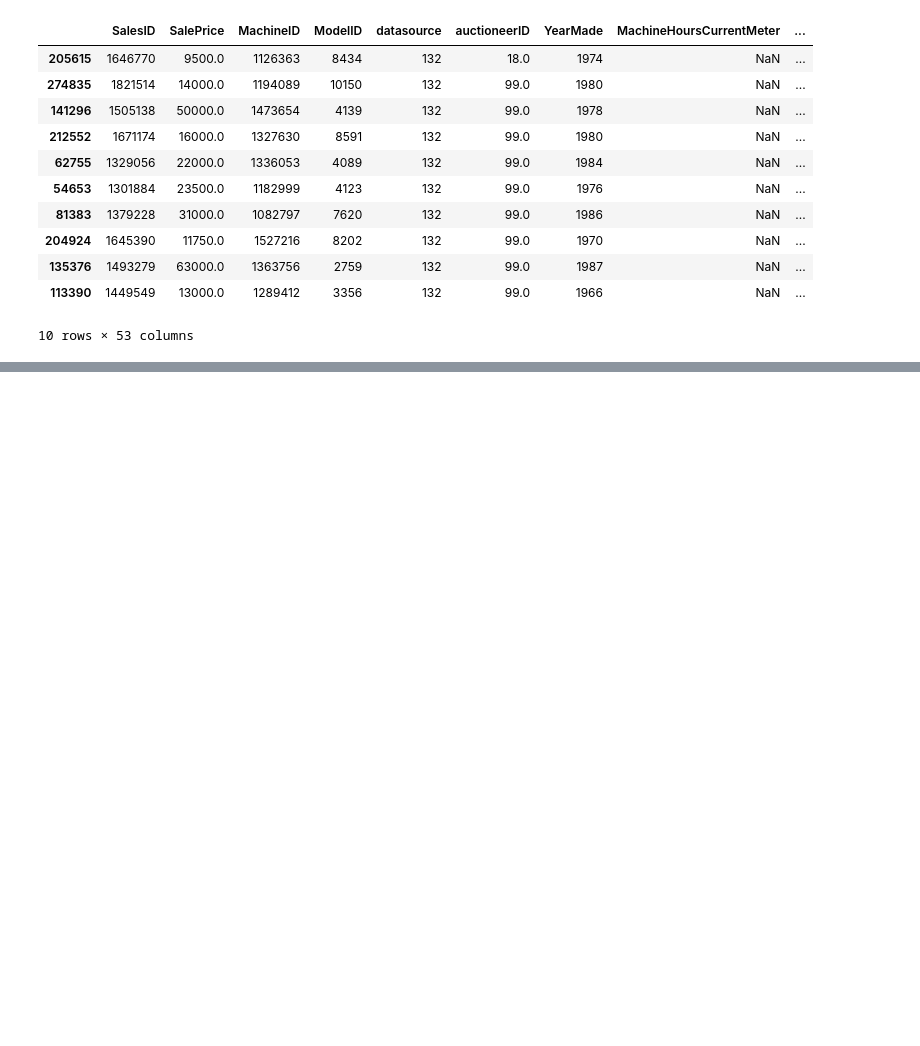
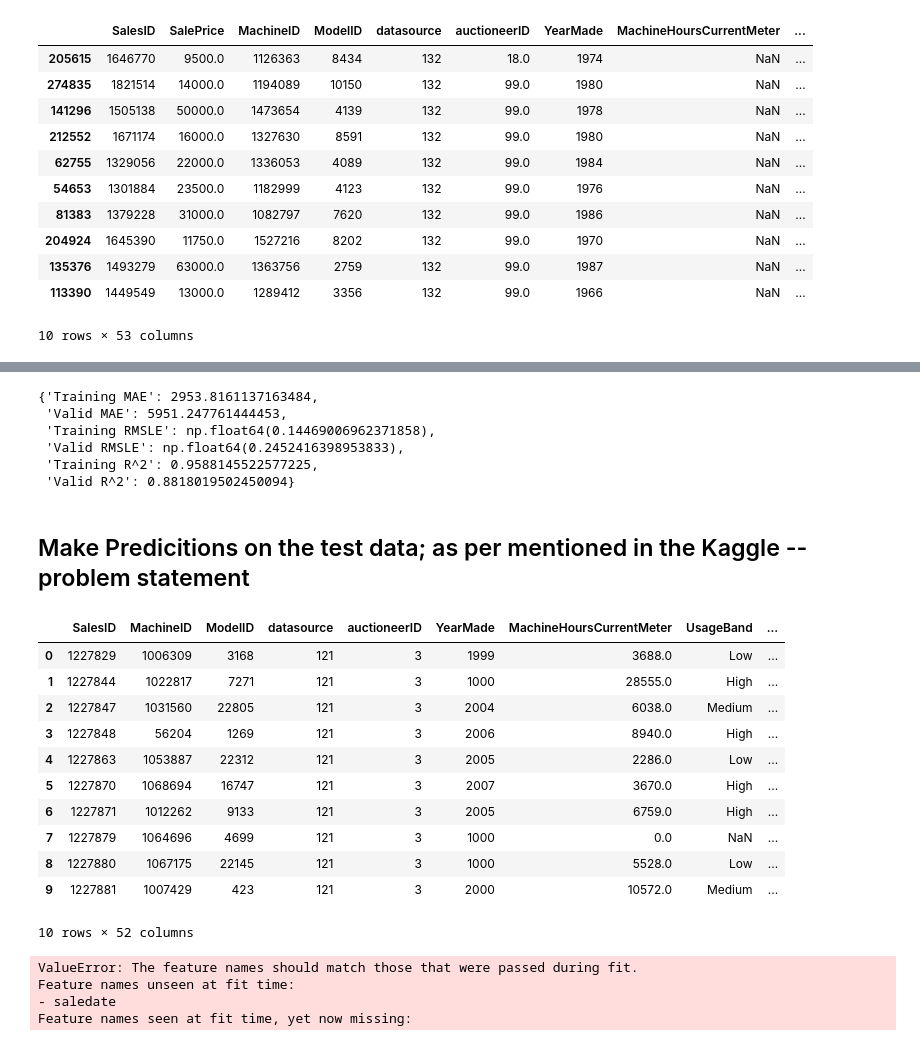
Before and after one commit to saurabhranjan007/MilesP02, a Jupyter notebook: Miles P02.ipynb, the cells around one changed output, grey strips where cells are left out. Saved outputs shown, nothing was run; the diff lists cells and outputs as text; code cells hidden in the pictures; blank space fills up the shorter version.

```diff
--- a/Miles P02.ipynb
+++ b/Miles P02.ipynb
@@ -161,0 +574,40 @@ df_tmp.head(10)
+# %%
+# evaluate model
+show_scores(ideal_model)
+# %% [output]
+{'Training MAE': 2953.8161137163484,
+ 'Valid MAE': 5951.247761444453,
+ 'Training RMSLE': np.float64(0.14469006962371858),
+ 'Valid RMSLE': np.float64(0.2452416398953833),
+ 'Training R^2': 0.9588145522577225,
+ 'Valid R^2': 0.8818019502450094}
+# %% [markdown]
+## Make Predicitions on the test data; as per mentioned in the Kaggle -- problem statement
+# %%
+# Importing the test data
+df_test = pd.read_csv("./data/bluebook-for-bulldozers/Test.csv",
+                     low_memory=False,
+                     parse_dates=["saledate"])
+
+df_test.head(10)
+# %% [output]
+|  | SalesID | MachineID | ModelID | datasource | auctioneerID | YearMade | MachineHoursCurrentMeter | UsageBand | ... |
+| 0 | 1227829 | 1006309 | 3168 | 121 | 3 | 1999 | 3688.0 | Low | ... |
+| 1 | 1227844 | 1022817 | 7271 | 121 | 3 | 1000 | 28555.0 | High | ... |
+| 2 | 1227847 | 1031560 | 22805 | 121 | 3 | 2004 | 6038.0 | Medium | ... |
+| 3 | 1227848 | 56204 | 1269 | 121 | 3 | 2006 | 8940.0 | High | ... |
+| 4 | 1227863 | 1053887 | 22312 | 121 | 3 | 2005 | 2286.0 | Low | ... |
+| 5 | 1227870 | 1068694 | 16747 | 121 | 3 | 2007 | 3670.0 | High | ... |
+| 6 | 1227871 | 1012262 | 9133 | 121 | 3 | 2005 | 6759.0 | High | ... |
+| 7 | 1227879 | 1064696 | 4699 | 121 | 3 | 1000 | 0.0 | NaN | ... |
+| 8 | 1227880 | 1067175 | 22145 | 121 | 3 | 1000 | 5528.0 | Low | ... |
+| 9 | 1227881 | 1007429 | 423 | 121 | 3 | 2000 | 10572.0 | Medium | ... |
+10 rows × 52 columns
+# %%
+# Using the ideal model for the prediction; on the test data set
+test_preds = ideal_model.predict(df_test)
+# %% [output]
+ValueError: The feature names should match those that were passed during fit.
+Feature names unseen at fit time:
+- saledate
+Feature names seen at fit time, yet now missing:
```
Also changed, not shown: parts of 51 cells of this notebook.
